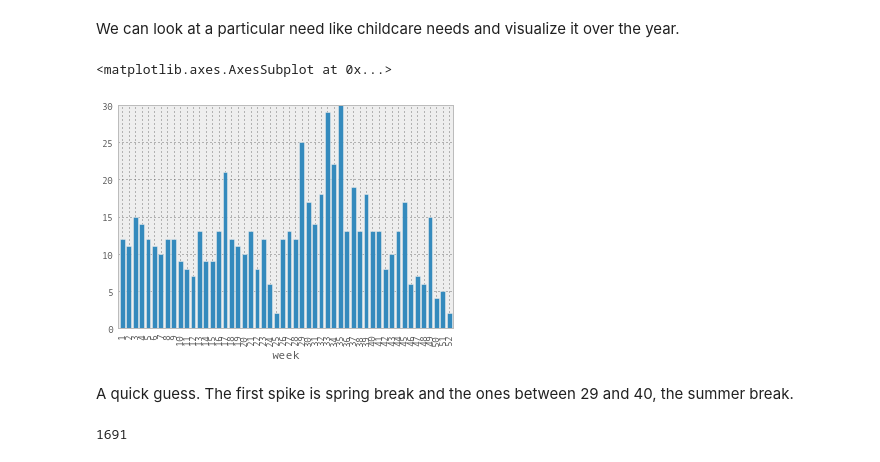
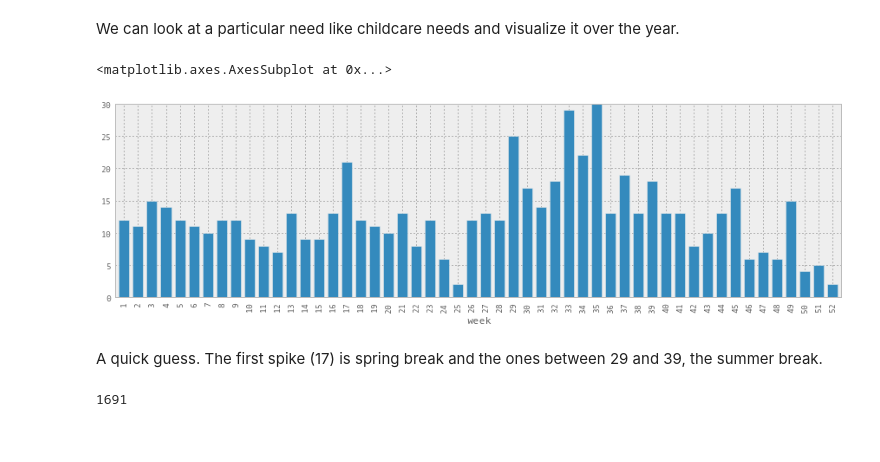
Before and after one commit to SDRDLAnalysts/pdp-data-projects, a Jupyter notebook: 211sandiego.org/servicecalls/analysts/gonzalo.ipynb, the cells around one changed output. Drawn from its saved outputs; the diff is of its cells as text; code cells hidden in the pictures.

```diff
--- a/211sandiego.org/servicecalls/analysts/gonzalo.ipynb
+++ b/211sandiego.org/servicecalls/analysts/gonzalo.ipynb
@@ -314,12 +310,12 @@ plt.show()
 # %% [markdown]
 We can look at a particular need like childcare needs and visualize it over the year.
 # %%
-df[df.need_tax_cat=="Child Care Provider Referrals"].groupby(["week"]).size().plot(kind="bar")
+df[df.need_tax_cat=="Child Care Provider Referrals"].groupby(["week"]).size().plot(kind="bar",figsize=(15, 4))
 # %% [output]
 <matplotlib.axes.AxesSubplot at 0x...>
-[figure, old version]
+[figure, new version]
 # %% [markdown]
-A quick guess. The first spike is spring break and the ones between 29 and 40, the summer break.
+A quick guess. The first spike (17) is spring break and the ones between 29 and 39, the summer break.
 # %%
 len(df.need_tax_cat.unique())
 # %% [output]
```
Also changed, not shown: parts of 9 cells of this notebook.
